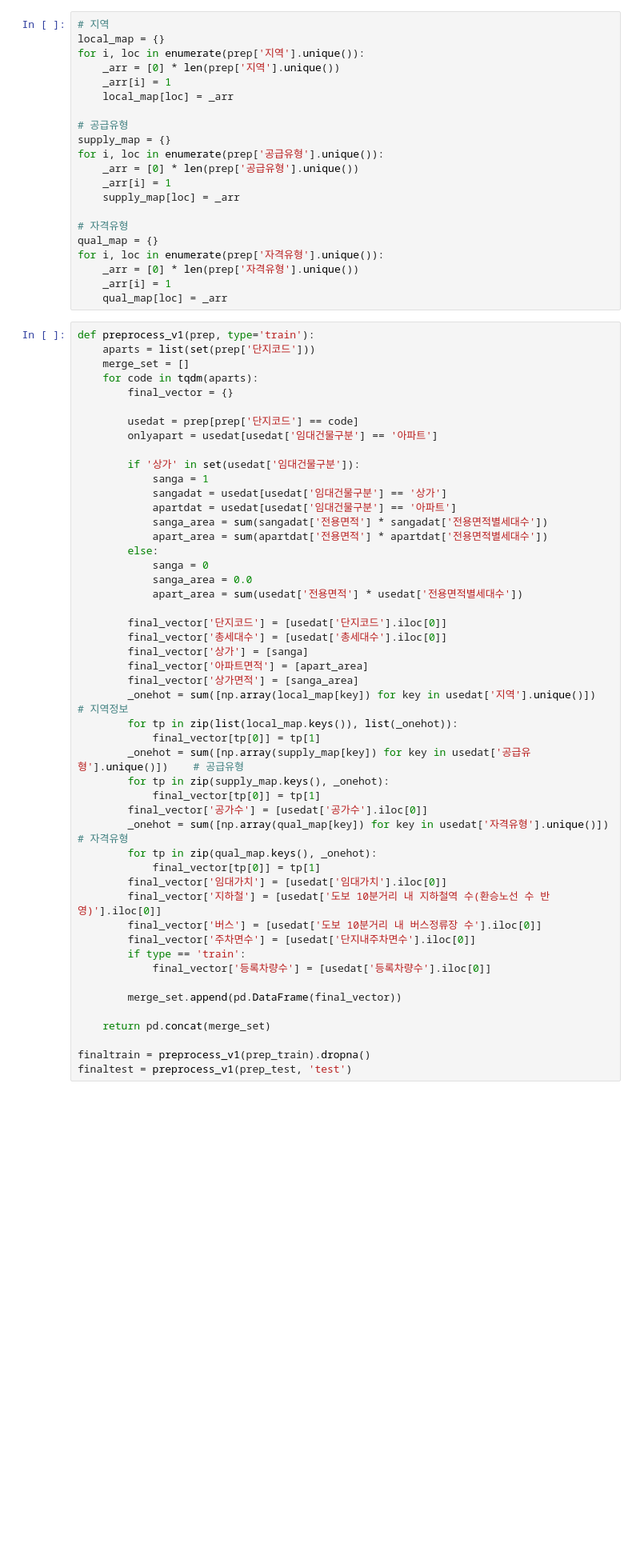
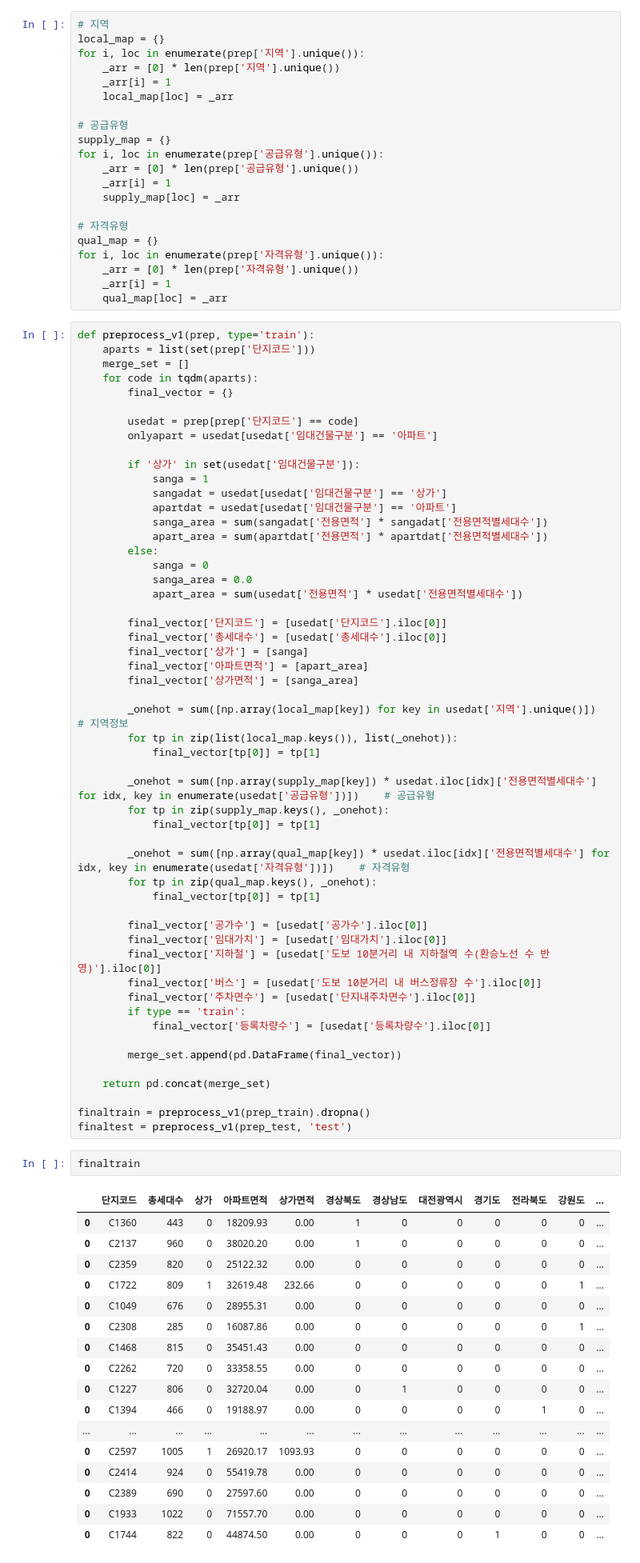
Before and after one commit to chojaeyoon/parkingLot, a Jupyter notebook: junmo/prac.ipynb, the cells around one changed output. Shown at 80% size. Saved outputs shown, nothing was run; the diff lists cells and outputs as text; blank space fills up the shorter version.

```diff
--- a/junmo/prac.ipynb
+++ b/junmo/prac.ipynb
@@ -189,16 +205,20 @@ def preprocess_v1(prep, type='train'):
         final_vector['상가'] = [sanga]
         final_vector['아파트면적'] = [apart_area]
         final_vector['상가면적'] = [sanga_area]
+
         _onehot = sum([np.array(local_map[key]) for key in usedat['지역'].unique()])    # 지역정보
         for tp in zip(list(local_map.keys()), list(_onehot)):
             final_vector[tp[0]] = tp[1]
-        _onehot = sum([np.array(supply_map[key]) for key in usedat['공급유형'].unique()])    # 공급유형
+
+        _onehot = sum([np.array(supply_map[key]) * usedat.iloc[idx]['전용면적별세대수'] for idx, key in enumerate(usedat['공급유형'])])    # 공급유형
         for tp in zip(supply_map.keys(), _onehot):
             final_vector[tp[0]] = tp[1]
-        final_vector['공가수'] = [usedat['공가수'].iloc[0]]
-        _onehot = sum([np.array(qual_map[key]) for key in usedat['자격유형'].unique()])    # 자격유형
+
+        _onehot = sum([np.array(qual_map[key]) * usedat.iloc[idx]['전용면적별세대수'] for idx, key in enumerate(usedat['자격유형'])])    # 자격유형
         for tp in zip(qual_map.keys(), _onehot):
             final_vector[tp[0]] = tp[1]
+
+        final_vector['공가수'] = [usedat['공가수'].iloc[0]]
         final_vector['임대가치'] = [usedat['임대가치'].iloc[0]]
         final_vector['지하철'] = [usedat['도보 10분거리 내 지하철역 수(환승노선 수 반영)'].iloc[0]]
         final_vector['버스'] = [usedat['도보 10분거리 내 버스정류장 수'].iloc[0]]
@@ -212,6 +232,26 @@ def preprocess_v1(prep, type='train'):
 
 finaltrain = preprocess_v1(prep_train).dropna()
 finaltest = preprocess_v1(prep_test, 'test')
+# %%
+finaltrain
+# %% [output]
+|  | 단지코드 | 총세대수 | 상가 | 아파트면적 | 상가면적 | 경상북도 | 경상남도 | 대전광역시 | 경기도 | 전라북도 | 강원도 | ... |
+| 0 | C1360 | 443 | 0 | 18209.93 | 0.00 | 1 | 0 | 0 | 0 | 0 | 0 | ... |
+| 0 | C2137 | 960 | 0 | 38020.20 | 0.00 | 1 | 0 | 0 | 0 | 0 | 0 | ... |
+| 0 | C2359 | 820 | 0 | 25122.32 | 0.00 | 0 | 0 | 0 | 0 | 0 | 0 | ... |
+| 0 | C1722 | 809 | 1 | 32619.48 | 232.66 | 0 | 0 | 0 | 0 | 0 | 1 | ... |
+| 0 | C1049 | 676 | 0 | 28955.31 | 0.00 | 0 | 0 | 0 | 0 | 0 | 0 | ... |
+| 0 | C2308 | 285 | 0 | 16087.86 | 0.00 | 0 | 0 | 0 | 0 | 0 | 1 | ... |
+| 0 | C1468 | 815 | 0 | 35451.43 | 0.00 | 0 | 0 | 0 | 0 | 0 | 0 | ... |
+| 0 | C2262 | 720 | 0 | 33358.55 | 0.00 | 0 | 0 | 0 | 0 | 0 | 0 | ... |
+| 0 | C1227 | 806 | 0 | 32720.04 | 0.00 | 0 | 1 | 0 | 0 | 0 | 0 | ... |
+| 0 | C1394 | 466 | 0 | 19188.97 | 0.00 | 0 | 0 | 0 | 0 | 1 | 0 | ... |
+| ... | ... | ... | ... | ... | ... | ... | ... | ... | ... | ... | ... | ... |
+| 0 | C2597 | 1005 | 1 | 26920.17 | 1093.93 | 0 | 0 | 0 | 0 | 0 | 0 | ... |
+| 0 | C2414 | 924 | 0 | 55419.78 | 0.00 | 0 | 0 | 0 | 0 | 0 | 0 | ... |
+| 0 | C2389 | 690 | 0 | 27597.60 | 0.00 | 0 | 0 | 0 | 0 | 0 | 0 | ... |
+| 0 | C1933 | 1022 | 0 | 71557.70 | 0.00 | 0 | 0 | 0 | 0 | 0 | 0 | ... |
+| 0 | C1744 | 822 | 0 | 44874.50 | 0.00 | 0 | 0 | 0 | 1 | 0 | 0 | ... |
 # %%
 finaltrain = finaltrain[finaltrain['임대가치']<5e12]
 # %%
```
Also changed, not shown: parts of 1 cell of this notebook.
